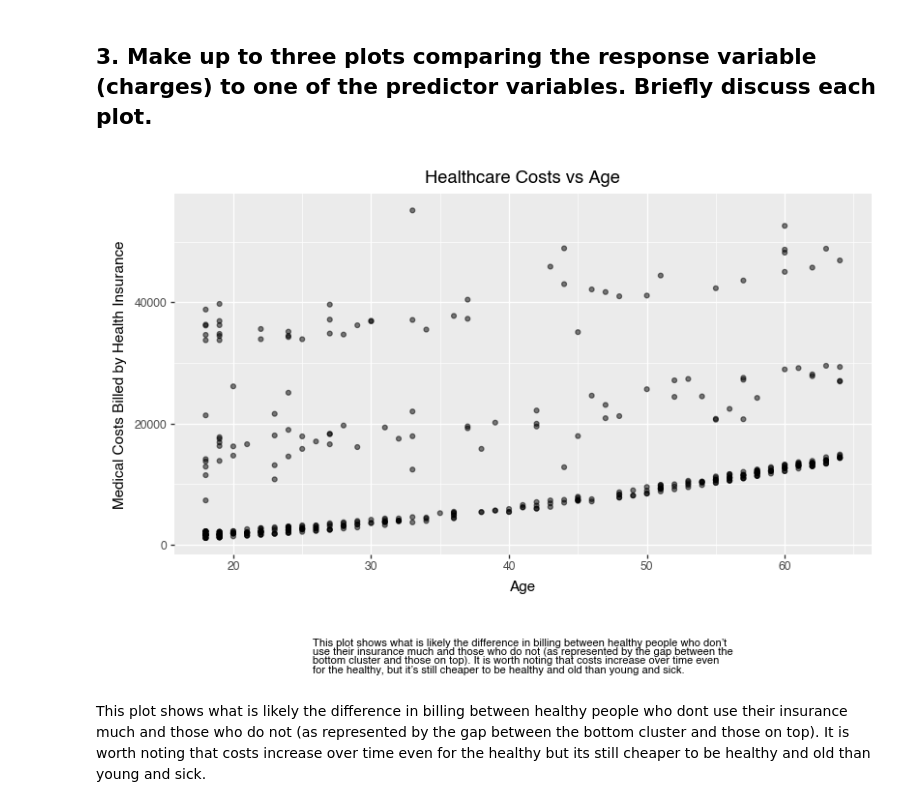
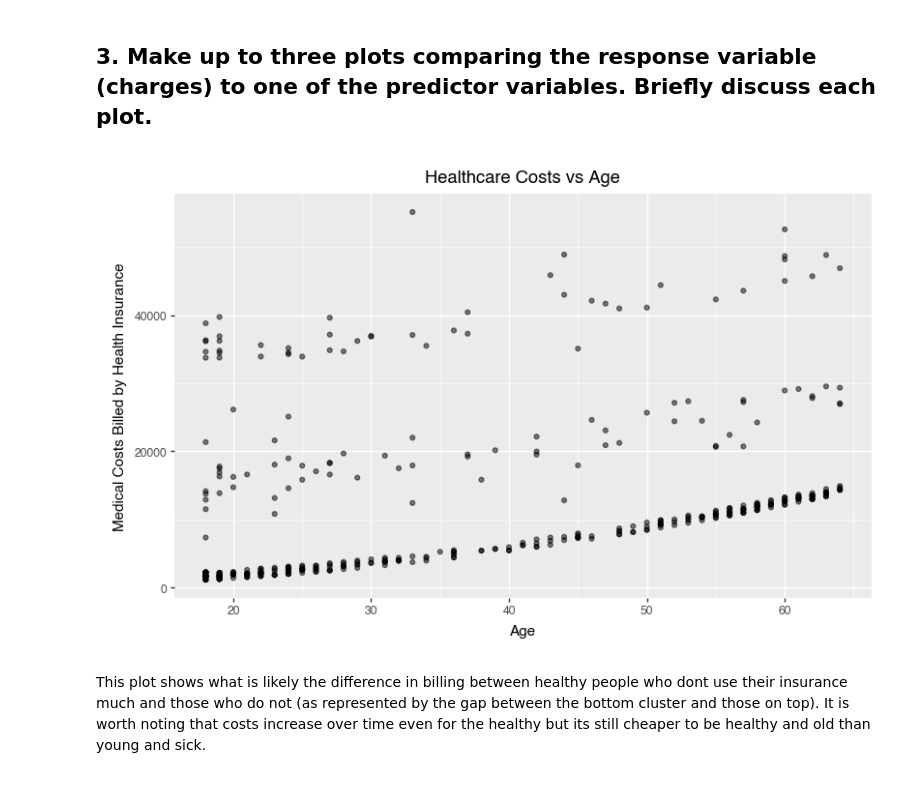
Before and after one commit to PharaohPooh/GSB_544, a Jupyter notebook: Week_6/Lab_5-Insurance_Costs.ipynb, the cells around one changed output. Saved outputs shown, nothing was run; the diff lists cells and outputs as text; code cells hidden in the pictures.

```diff
--- a/Week_6/Lab_5-Insurance_Costs.ipynb
+++ b/Week_6/Lab_5-Insurance_Costs.ipynb
@@ -48,4 +48,8 @@ import textwrap
 # %% [markdown]
 ## 1.Read in the dataset, and display some summaries of the data.
 # %%
-df = pd.read_csv("insurance_costs_1.csv")
+# Data Import
+url = "https://www.dropbox.com/s/bocjjyo1ehr5auz/insurance_costs_1.csv?dl=1"
+df = pd.read_csv(url)
+#df = pd.read_csv("insurance_costs_1.csv")
+df.head()
@@ -78,35 +80,35 @@ dat.head()
 # %% [markdown]
 ## 3. Make up to three plots comparing the response variable (charges) to one of the predictor variables. Briefly discuss each plot.
 # %%
-# Explanatory text
-text = ("This plot shows what is likely the difference in billing between healthy people who "
-        "don’t use their insurance much and those who do not (as represented by the gap between "
-        "the bottom cluster and those on top). It is worth noting that costs increase over time "
-        "even for the healthy, but it’s still cheaper to be healthy and old than young and sick.")
+# # Explanatory text
+# text = ("This plot shows what is likely the difference in billing between healthy people who "
+#         "don’t use their insurance much and those who do not (as represented by the gap between "
+#         "the bottom cluster and those on top). It is worth noting that costs increase over time "
+#         "even for the healthy, but it’s still cheaper to be healthy and old than young and sick.")
 
-# wrap it
-wrapped = textwrap.fill(text, width=90)
+# # wrap it
+# wrapped = textwrap.fill(text, width=90)
 
 p1 = (p9.ggplot(dat,
     p9.aes(
         x='age',
         y='charges'))
       + p9.geom_point(alpha=0.5)
       + p9.labs(
           title='Healthcare Costs vs Age',
           x='Age',
           y='Medical Costs Billed by Health Insurance',
-          caption=wrapped
+        #   caption=wrapped
       )
       + p9.theme(
           figure_size=(8, 5),
           plot_caption=p9.element_text(size=8, ha='center', va='top')
       )
      )
 
 p1
 # %% [output]
-[figure, old version]
+[figure, new version]
 # %% [markdown]
 This plot shows what is likely the difference in billing between healthy people who dont use their insurance much and those who do not (as represented by the gap between the bottom cluster and those on top). It is worth noting that costs increase over time even for the healthy but its still cheaper to be healthy and old than young and sick.
 # %%
```
Also changed, not shown: parts of 38 cells of this notebook, 2 other files.
